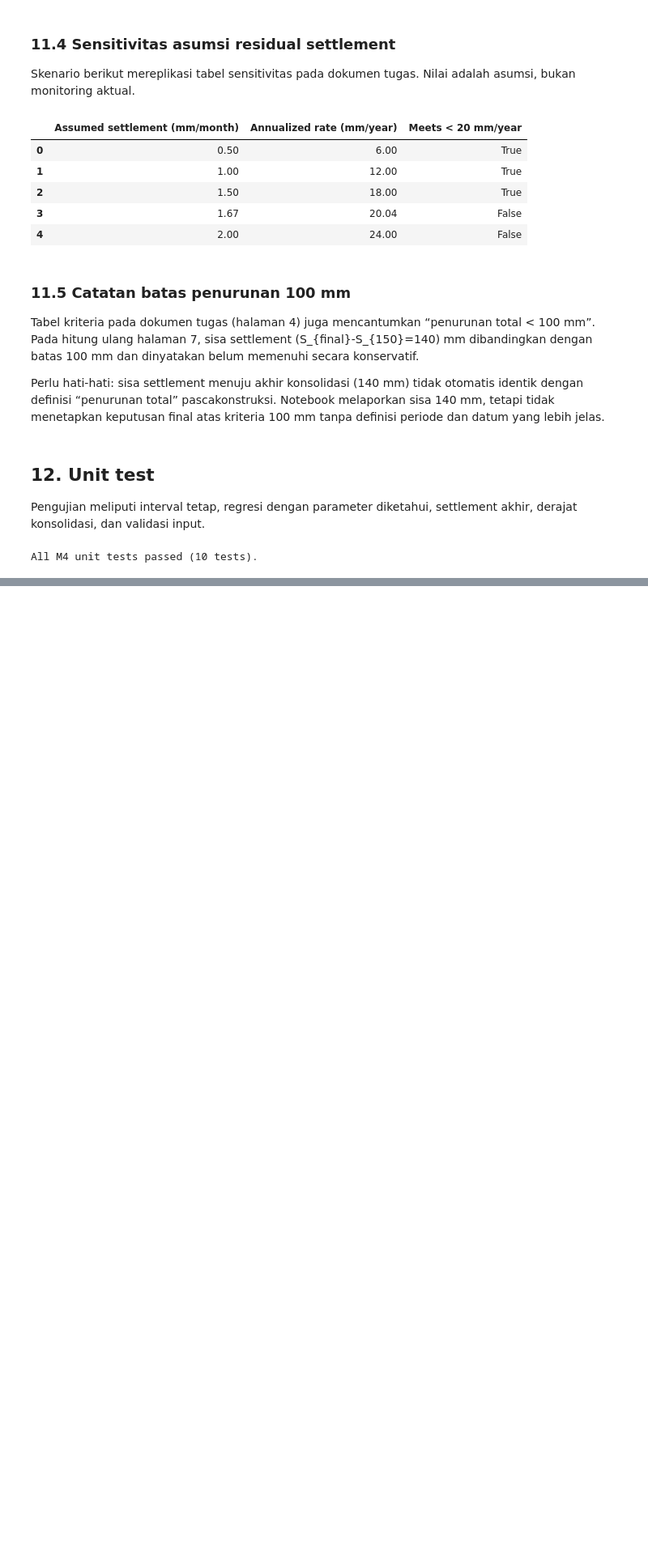
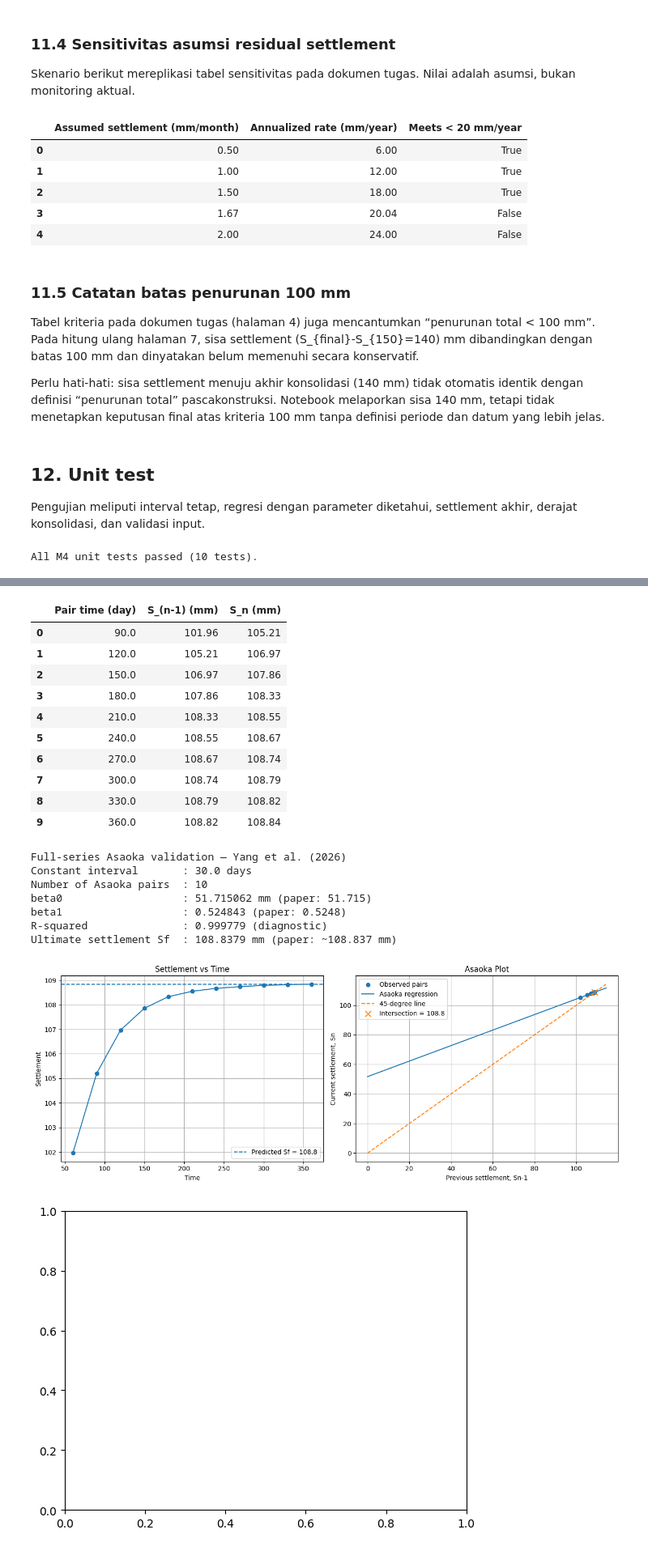
Before and after one commit to Rahardirizky/modul-soil-improvement, a Jupyter notebook: modul_M4_Asaoka.ipynb, the cells around one changed output, grey strips where cells are left out. Shown at 81% size. Saved outputs shown, nothing was run; the diff lists cells and outputs as text; code cells hidden in the pictures; blank space fills up the shorter version.

```diff
--- a/modul_M4_Asaoka.ipynb
+++ b/modul_M4_Asaoka.ipynb
@@ -109,6 +109,15 @@ def prepare_asaoka_data(time, settlement, start_time=None, end_time=None, interv
 ## 5. Fungsi analisis Asaoka
 
 Regresi linear menggunakan \(S_{n-1}\) sebagai X dan \(S_n\) sebagai Y. Keluaran meliputi \(\beta_0\), \(\beta_1\), \(R^2\), dan settlement akhir \(S_f\).
+# %%
+def calculate_asaoka_final_settlement(beta0, beta1):
+    """Calculate ultimate settlement from reported Asaoka coefficients."""
+    beta0, beta1 = float(beta0), float(beta1)
+    if not np.isfinite(beta0) or not np.isfinite(beta1):
+        raise ValueError("Asaoka coefficients must be finite.")
+    if beta0 < 0 or not 0 <= beta1 < 1:
+        raise ValueError("Require beta0 >= 0 and 0 <= beta1 < 1.")
+    return beta0 / (1.0 - beta1)
 # %%
 def calculate_asaoka(settlement_previous, settlement_current):
     """Fit Sn = beta0 + beta1*Sn-1 and estimate final settlement.
@@ -136,7 +145,7 @@ def calculate_asaoka(settlement_previous, settlement_current):
 
     if beta1 >= 1.0:
         raise ValueError("beta1 must be less than 1 for finite final settlement.")
-    final_settlement = beta0/(1.0-beta1)
+    final_settlement = calculate_asaoka_final_settlement(beta0, beta1)
 
     return {"beta0": float(beta0), "beta1": float(beta1),
             "r_squared": float(r_squared), "final_settlement": float(final_settlement)}
@@ -571,0 +703,61 @@ Slide 106 mencantumkan contoh STA 0+100: \(S_{150}=1{,}410\) mm, \(S_f=1{,}550\)
+# %%
+# Yang et al. (2026), Table 4 and Section 4.1, Eq. (1)-(4)
+yang_time_days = [30, 60, 90, 120, 150, 180, 210, 240, 270, 300, 330, 360]
+yang_settlement_mm = [
+    92.84, 101.96, 105.21, 106.97, 107.86, 108.33,
+    108.55, 108.67, 108.74, 108.79, 108.82, 108.84
+]
+
+# Full Asaoka workflow. start_time=60 retains the Day-60 reading as S_(n-1),
+# making the first regression pair (Day 60, Day 90), as described in Section 4.1.
+yang_result = analyze_asaoka(
+    yang_time_days,
+    yang_settlement_mm,
+    start_time=60
+)
+
+# Published rounded full-series values: beta0=51.715, beta1=0.5248, Sf=108.837 mm.
+assert np.isclose(yang_result["delta_t"], 30.0)
+assert np.isclose(yang_result["beta0"], 51.715, atol=0.002)
+assert np.isclose(yang_result["beta1"], 0.5248, atol=0.0001)
+assert np.isclose(yang_result["final_settlement"], 108.837, atol=0.003)
+
+yang_pairs = pd.DataFrame({
+    "Pair time (day)": yang_result["pair_time"],
+    "S_(n-1) (mm)": yang_result["settlement_previous"],
+    "S_n (mm)": yang_result["settlement_current"]
+})
+display(yang_pairs)
+
+print("Full-series Asaoka validation — Yang et al. (2026)")
+print(f"Constant interval       : {yang_result['delta_t']:.1f} days")
+print(f"Number of Asaoka pairs  : {len(yang_result['settlement_previous'])}")
+print(f"beta0                   : {yang_result['beta0']:.6f} mm (paper: 51.715)")
+print(f"beta1                   : {yang_result['beta1']:.6f} (paper: 0.5248)")
+print(f"R-squared               : {yang_result['r_squared']:.6f} (diagnostic)")
+print(f"Ultimate settlement Sf  : {yang_result['final_settlement']:.4f} mm (paper: ~108.837 mm)")
+
+# Plot both time-settlement and Asaoka regression using the actual published series.
+plot_asaoka(yang_result)
+plt.show()
+# %% [output]
+|  | Pair time (day) | S_(n-1) (mm) | S_n (mm) |
+| 0 | 90.0 | 101.96 | 105.21 |
+| 1 | 120.0 | 105.21 | 106.97 |
+| 2 | 150.0 | 106.97 | 107.86 |
+| 3 | 180.0 | 107.86 | 108.33 |
+| 4 | 210.0 | 108.33 | 108.55 |
+| 5 | 240.0 | 108.55 | 108.67 |
+| 6 | 270.0 | 108.67 | 108.74 |
+| 7 | 300.0 | 108.74 | 108.79 |
+| 8 | 330.0 | 108.79 | 108.82 |
+| 9 | 360.0 | 108.82 | 108.84 |
+Full-series Asaoka validation — Yang et al. (2026)
+Constant interval       : 30.0 days
+Number of Asaoka pairs  : 10
+beta0                   : 51.715062 mm (paper: 51.715)
+beta1                   : 0.524843 (paper: 0.5248)
+R-squared               : 0.999779 (diagnostic)
+Ultimate settlement Sf  : 108.8379 mm (paper: ~108.837 mm)
+[figure, added]
+[figure, added]
```
Also changed, not shown: parts of 9 cells of this notebook.
